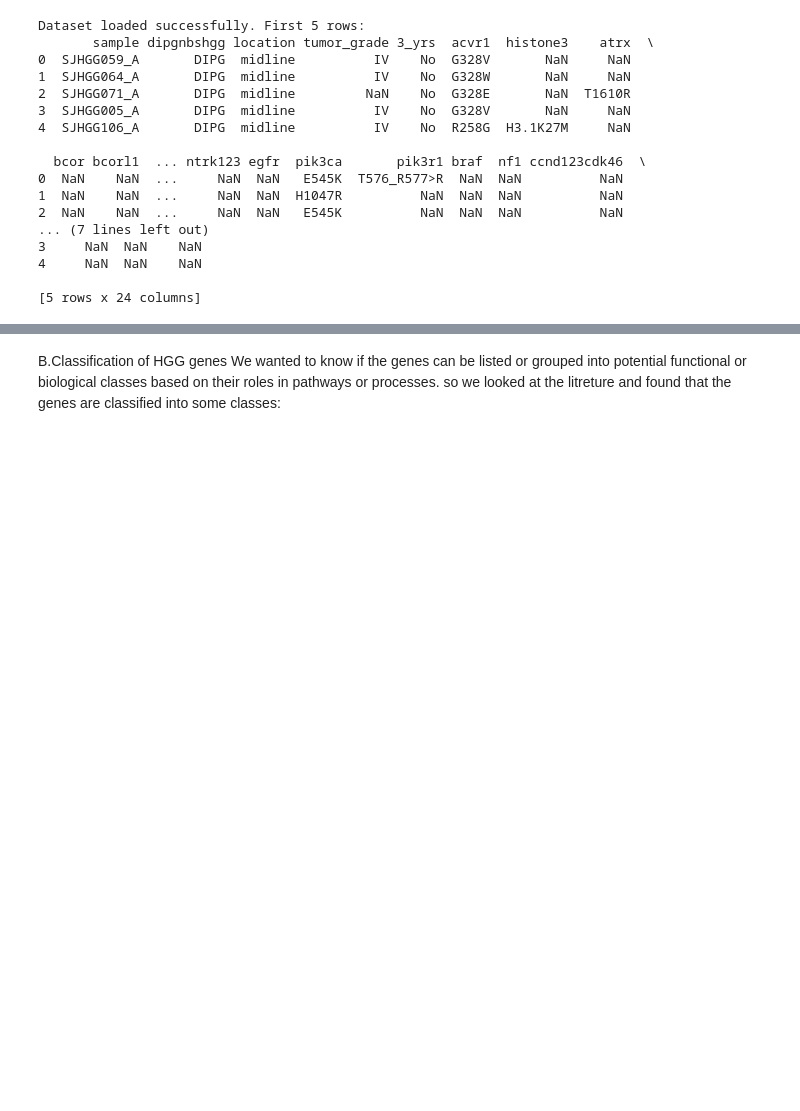
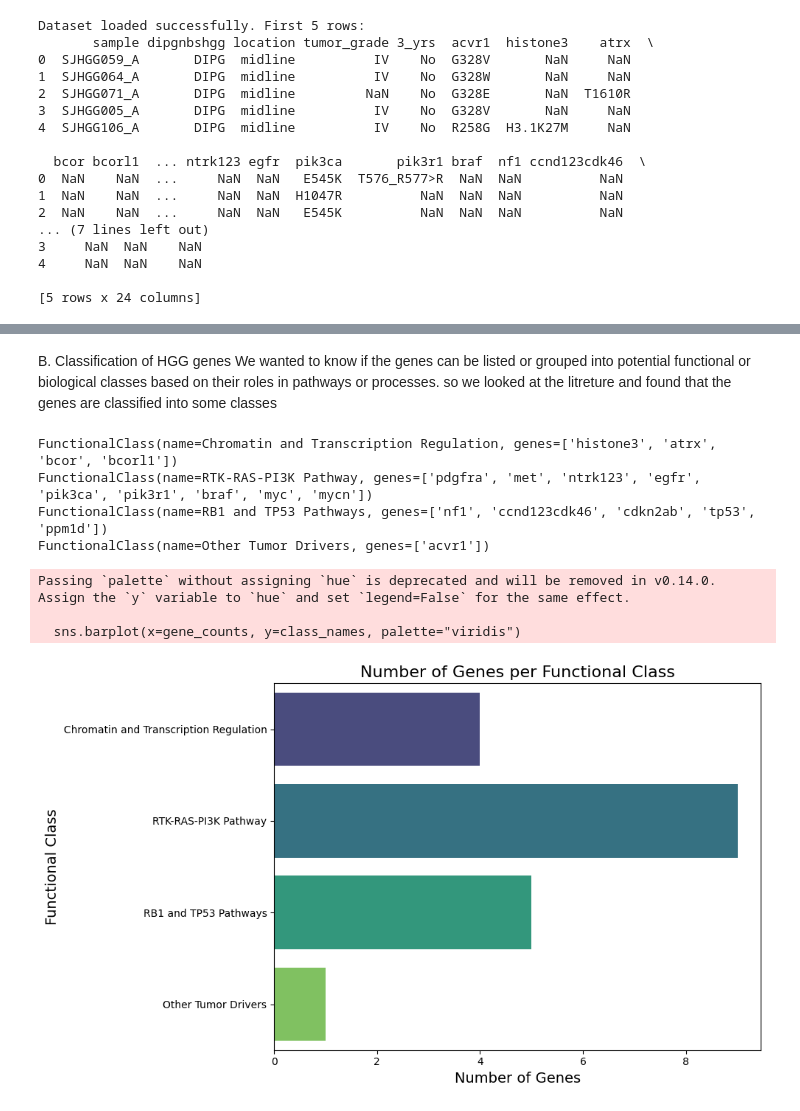
Before and after one commit to In-is/Final-Project-Inbal-and-Mor, a Jupyter notebook: notebooks/data_analysis.ipynb, the cells around one changed output, grey strips where cells are left out. Saved outputs shown, nothing was run; the diff lists cells and outputs as text; code cells hidden in the pictures; blank space fills up the shorter version.

```diff
--- a/notebooks/data_analysis.ipynb
+++ b/notebooks/data_analysis.ipynb
@@ -111,3 +135,74 @@ Top genes per location saved to ../data/processed/HGG_top_genes_by_location.csv
 # %% [markdown]
-B.Classification of HGG genes
-We wanted to know if the genes can be listed or grouped into potential functional or biological classes based on their roles in pathways or processes. so we looked at the litreture and found that the genes are classified into some classes:
+B. Classification of HGG genes
+We wanted to know if the genes can be listed or grouped into potential functional or biological classes based on their roles in pathways or processes. so we looked at the litreture and found that the genes are classified into some classes
+# %%
+import seaborn as sns
+
+# Define a class for genes
+class Gene:
+    def __init__(self, name, functional_class=None):
+        self.name = name
+        self.functional_class = functional_class
+
+    def __repr__(self):
+        return f"Gene(name={self.name}, functional_class={self.functional_class})"
+
+# Define a class for functional classes
+class FunctionalClass:
+    def __init__(self, name):
+        self.name = name
+        self.genes = []  # List of Gene objects
+
+    def add_gene(self, gene):
+        self.genes.append(gene)
+
+    def __repr__(self):
+        return f"FunctionalClass(name={self.name}, genes={[gene.name for gene in self.genes]})"
+
+# Step 1: Load the Classes file
+classes_file_path = r"../data/raw/Classes.organized.csv"
+classes_table = pd.read_csv(classes_file_path)
+
+# Step 2: Create FunctionalClass objects and map genes to them
+functional_classes = {}
+
+for _, row in classes_table.iterrows():
+    functional_class_name = row["Functional Class"]
+    genes = row.drop("Functional Class").dropna()  # Extract all genes in this functional class
+
+    # Create a FunctionalClass object if it doesn't exist
+    if functional_class_name not in functional_classes:
+        functional_classes[functional_class_name] = FunctionalClass(functional_class_name)
+
+    # Add genes to the FunctionalClass
+    for gene_name in genes:
+        gene = Gene(name=gene_name, functional_class=functional_class_name)
+        functional_classes[functional_class_name].add_gene(gene)
+
+# Step 3: Display the FunctionalClass objects
+for fc_name, fc_object in functional_classes.items():
+    print(fc_object)
+
+
+# Prepare data for plotting
+class_counts = {fc_name: len(fc_object.genes) for fc_name, fc_object in functional_classes.items()}
+class_names = list(class_counts.keys())
+gene_counts = list(class_counts.values())
+
+# Create a barplot
+plt.figure(figsize=(10, 6))
+sns.barplot(x=gene_counts, y=class_names, palette="viridis")
+plt.title("Number of Genes per Functional Class", fontsize=16)
+plt.xlabel("Number of Genes", fontsize=14)
+plt.ylabel("Functional Class", fontsize=14)
+plt.tight_layout()
+plt.show()
+# %% [output]
+FunctionalClass(name=Chromatin and Transcription Regulation, genes=['histone3', 'atrx', 'bcor', 'bcorl1'])
+FunctionalClass(name=RTK-RAS-PI3K Pathway, genes=['pdgfra', 'met', 'ntrk123', 'egfr', 'pik3ca', 'pik3r1', 'braf', 'myc', 'mycn'])
+FunctionalClass(name=RB1 and TP53 Pathways, genes=['nf1', 'ccnd123cdk46', 'cdkn2ab', 'tp53', 'ppm1d'])
+FunctionalClass(name=Other Tumor Drivers, genes=['acvr1'])
+Passing `palette` without assigning `hue` is deprecated and will be removed in v0.14.0. Assign the `y` variable to `hue` and set `legend=False` for the same effect.
+
+  sns.barplot(x=gene_counts, y=class_names, palette="viridis")
+[figure, added]
```
Also changed, not shown: parts of 7 cells of this notebook, 10 other files.
